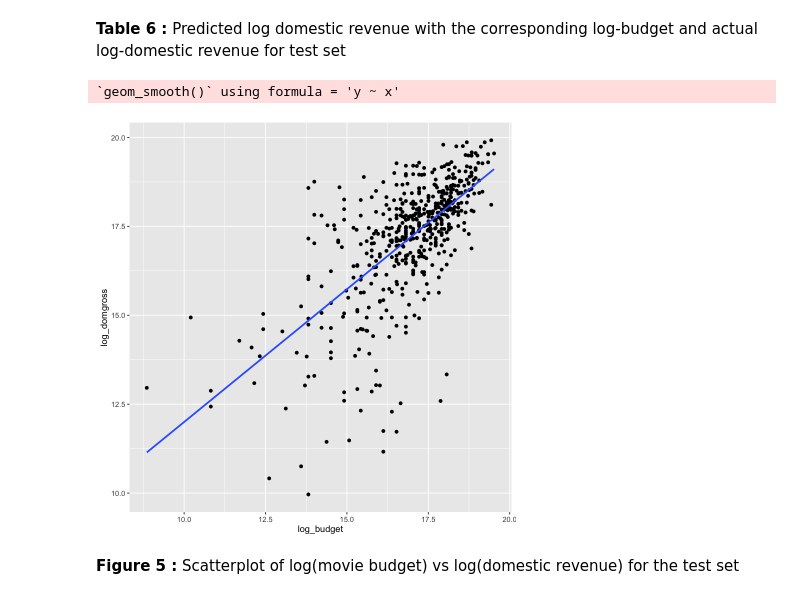
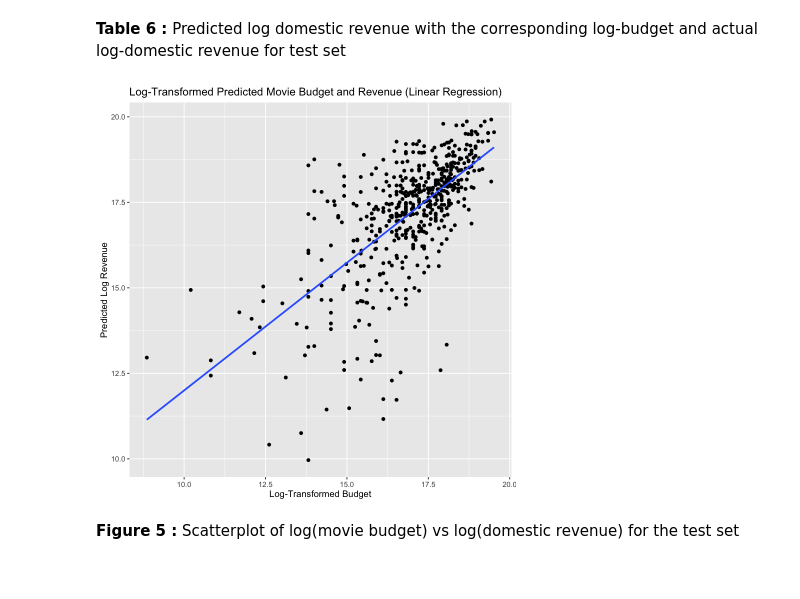
Before and after one commit to UBC-DSCI-310-2025W2/dsci-310-group-5, a Jupyter notebook: notebooks/analysis_movie-revenue.ipynb, the cells around one changed output. Drawn from its saved outputs; the diff is of its cells as text; code cells hidden in the pictures.

```diff
--- a/notebooks/analysis_movie-revenue.ipynb
+++ b/notebooks/analysis_movie-revenue.ipynb
@@ -277,14 +268,11 @@ A data.frame: 6 × 3
 # %% [markdown]
 **Table 6 :** Predicted log domestic revenue with the corresponding log-budget and actual log-domestic revenue for test set
 # %%
-preds_plot <- preds |>
-    ggplot(aes(x = log_budget, y = log_domgross)) +
-    geom_point() +
-    geom_smooth(method = "lm", se = FALSE)
-preds_plot
+make_scatter_plot(preds, log_budget , log_domgross , "Log-Transformed Predicted Movie Budget and Revenue (Linear Regression)",
+                "Log-Transformed Budget", "Predicted Log Revenue", smooth_method = "lm", se = FALSE, point_alpha = 1, pred_line = NULL,
+                pred_line_color = "blue")
 # %% [output]
-`geom_smooth()` using formula = 'y ~ x'
-[figure, old version]
+[figure, new version]
 # %% [markdown]
 **Figure 5 :** Scatterplot of log(movie budget) vs log(domestic revenue) for the test set
 # %%
```
Also changed, not shown: parts of 4 cells of this notebook, 2 other files.
